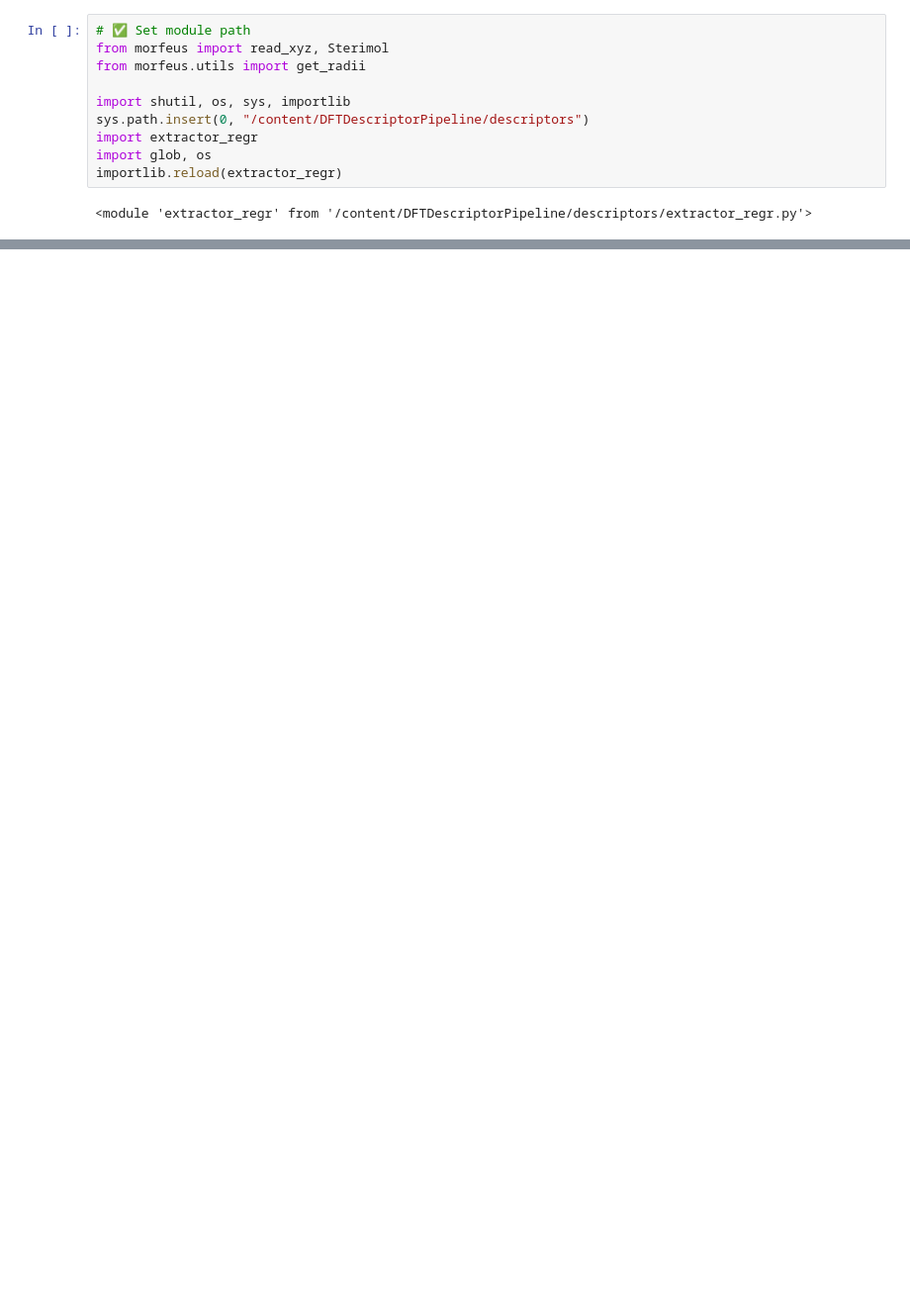
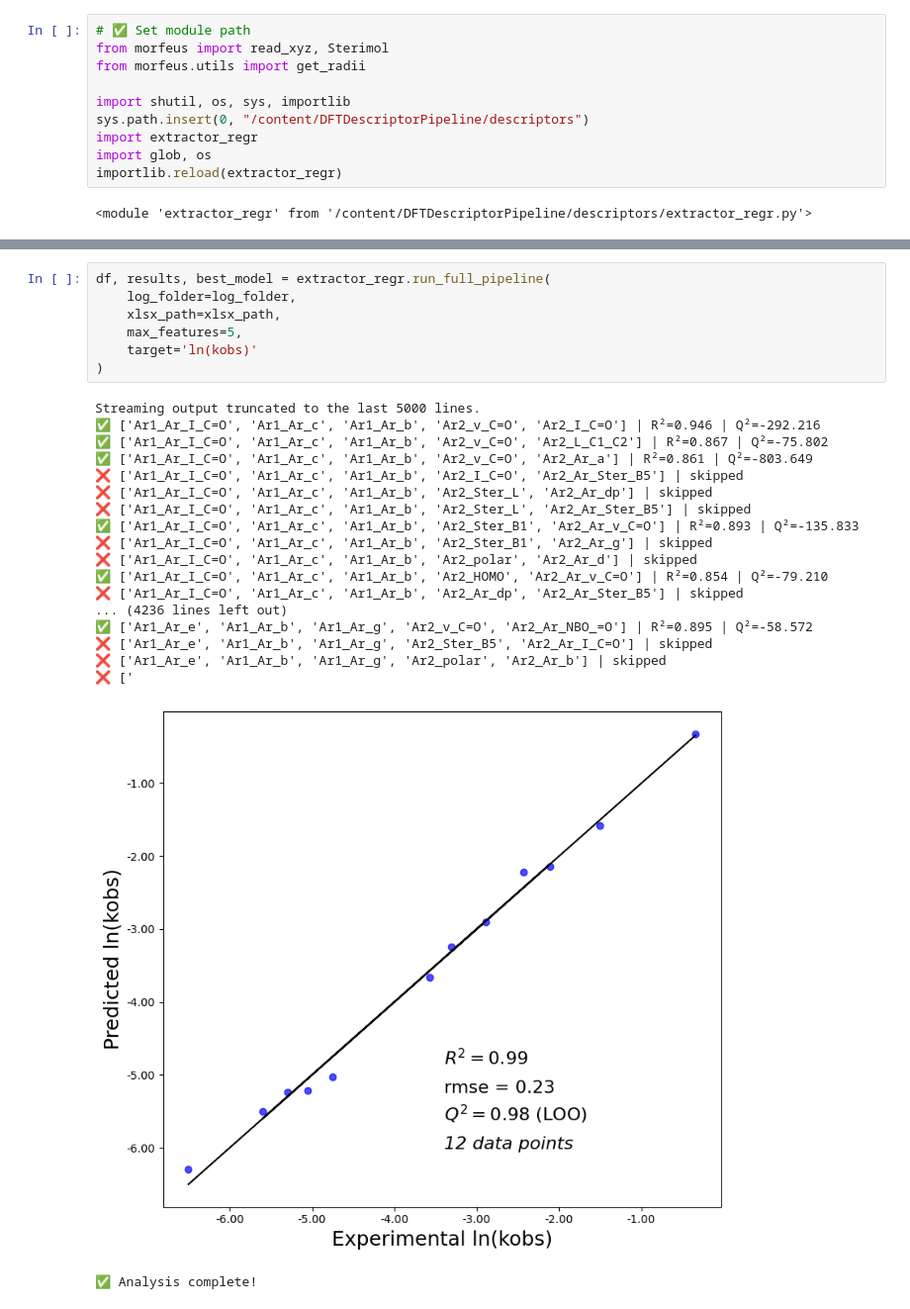
Before and after one commit to peculab/DFTDescriptorPipeline, a Jupyter notebook: examples/indigo_diaryl/indigo_diaryl.ipynb, the cells around one changed output, grey strips where cells are left out. Shown at 99% size. Cells and saved outputs as stored; diff of their text form; blank space fills up the shorter version.

```diff
--- a/examples/indigo_diaryl/indigo_diaryl.ipynb
+++ b/examples/indigo_diaryl/indigo_diaryl.ipynb
@@ -91,0 +119,27 @@ Streaming output truncated to the last 5000 lines.
+# %%
+df, results, best_model = extractor_regr.run_full_pipeline(
+    log_folder=log_folder,
+    xlsx_path=xlsx_path,
+    max_features=5,
+    target='ln(kobs)'
+)
+# %% [output]
+Streaming output truncated to the last 5000 lines.
+✅ ['Ar1_Ar_I_C=O', 'Ar1_Ar_c', 'Ar1_Ar_b', 'Ar2_v_C=O', 'Ar2_I_C=O'] | R²=0.946 | Q²=-292.216
+✅ ['Ar1_Ar_I_C=O', 'Ar1_Ar_c', 'Ar1_Ar_b', 'Ar2_v_C=O', 'Ar2_L_C1_C2'] | R²=0.867 | Q²=-75.802
+✅ ['Ar1_Ar_I_C=O', 'Ar1_Ar_c', 'Ar1_Ar_b', 'Ar2_v_C=O', 'Ar2_Ar_a'] | R²=0.861 | Q²=-803.649
+❌ ['Ar1_Ar_I_C=O', 'Ar1_Ar_c', 'Ar1_Ar_b', 'Ar2_I_C=O', 'Ar2_Ar_Ster_B5'] | skipped
+❌ ['Ar1_Ar_I_C=O', 'Ar1_Ar_c', 'Ar1_Ar_b', 'Ar2_Ster_L', 'Ar2_Ar_dp'] | skipped
+❌ ['Ar1_Ar_I_C=O', 'Ar1_Ar_c', 'Ar1_Ar_b', 'Ar2_Ster_L', 'Ar2_Ar_Ster_B5'] | skipped
+✅ ['Ar1_Ar_I_C=O', 'Ar1_Ar_c', 'Ar1_Ar_b', 'Ar2_Ster_B1', 'Ar2_Ar_v_C=O'] | R²=0.893 | Q²=-135.833
+❌ ['Ar1_Ar_I_C=O', 'Ar1_Ar_c', 'Ar1_Ar_b', 'Ar2_Ster_B1', 'Ar2_Ar_g'] | skipped
+❌ ['Ar1_Ar_I_C=O', 'Ar1_Ar_c', 'Ar1_Ar_b', 'Ar2_polar', 'Ar2_Ar_d'] | skipped
+✅ ['Ar1_Ar_I_C=O', 'Ar1_Ar_c', 'Ar1_Ar_b', 'Ar2_HOMO', 'Ar2_Ar_v_C=O'] | R²=0.854 | Q²=-79.210
+❌ ['Ar1_Ar_I_C=O', 'Ar1_Ar_c', 'Ar1_Ar_b', 'Ar2_Ar_dp', 'Ar2_Ar_Ster_B5'] | skipped
+... (4236 lines left out)
+✅ ['Ar1_Ar_e', 'Ar1_Ar_b', 'Ar1_Ar_g', 'Ar2_v_C=O', 'Ar2_Ar_NBO_=O'] | R²=0.895 | Q²=-58.572
+❌ ['Ar1_Ar_e', 'Ar1_Ar_b', 'Ar1_Ar_g', 'Ar2_Ster_B5', 'Ar2_Ar_I_C=O'] | skipped
+❌ ['Ar1_Ar_e', 'Ar1_Ar_b', 'Ar1_Ar_g', 'Ar2_polar', 'Ar2_Ar_b'] | skipped
+❌ ['
+[figure, added]
+✅ Analysis complete!
```
Also changed, not shown: parts of 3 cells of this notebook.
